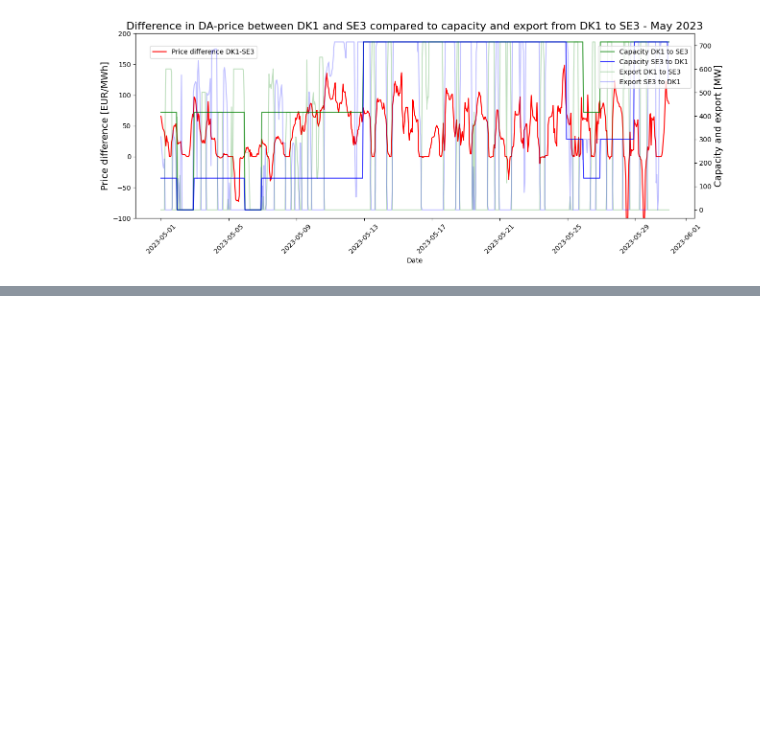
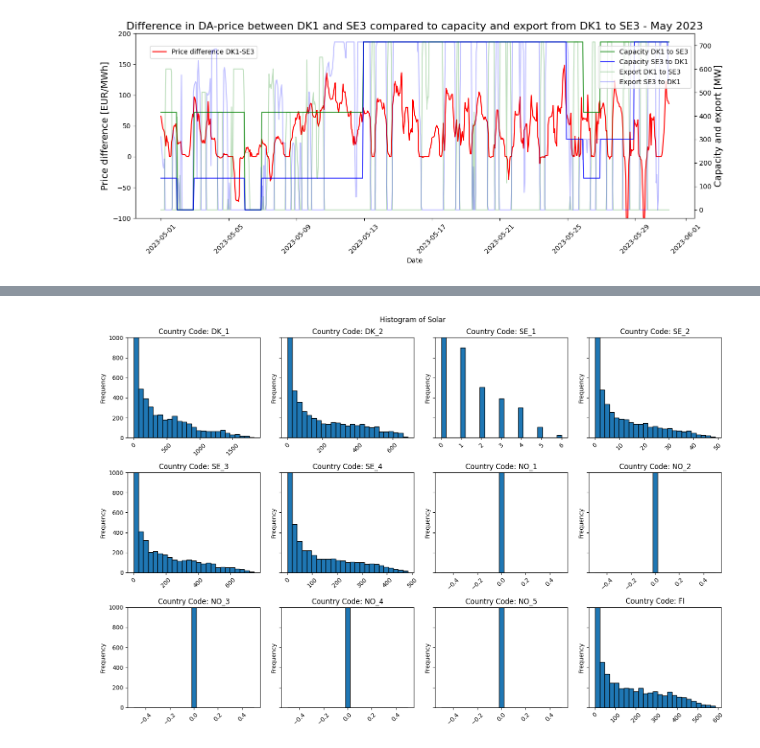
Before and after one commit to SorenBlattBendtsen/model_based, a Jupyter notebook: energy_data_nordics.ipynb, the cells around one changed output, grey strips where cells are left out. Saved outputs shown, nothing was run; the diff lists cells and outputs as text; code cells hidden in the pictures; blank space fills up the shorter version.

```diff
--- a/energy_data_nordics.ipynb
+++ b/energy_data_nordics.ipynb
@@ -705,0 +782,34 @@ plt.show()
+# %%
+# Get unique country codes
+unique_country_codes = data_df['country_code'].unique()
+
+# Create subplots for each country code in a 3x4 grid
+fig, axs = plt.subplots(3, 4, figsize=(15, 10), sharey=True)
+
+# Flatten axs array for easier iteration
+axs = axs.flatten()
+
+# Plot DA-prices with the country_code as labels
+for i, country_code in enumerate(unique_country_codes):
+    data_df_country = data_df[data_df['country_code'] == country_code]
+    # make histogram of DA-Price
+    axs[i].hist(data_df_country['Solar'], bins=25, edgecolor="black")
+    axs[i].set_ylabel('Frequency')
+    axs[i].set_title(f'Country Code: {country_code}')
+    axs[i].tick_params(axis='x', rotation=45)
+    axs[i].set_ylim(0, 1000)
+
+
+
+# make overall title
+plt.suptitle('Histogram of Solar')
+#rotate x-labels for all subplots
+
+# Adjust layout
+plt.tight_layout()
+
+# Show plot
+#plt.savefig('plots/DA-prices.png')
+plt.show()
+# %% [output]
+[figure, added]
```
Also changed, not shown: parts of 6 cells of this notebook, 2 other files.
